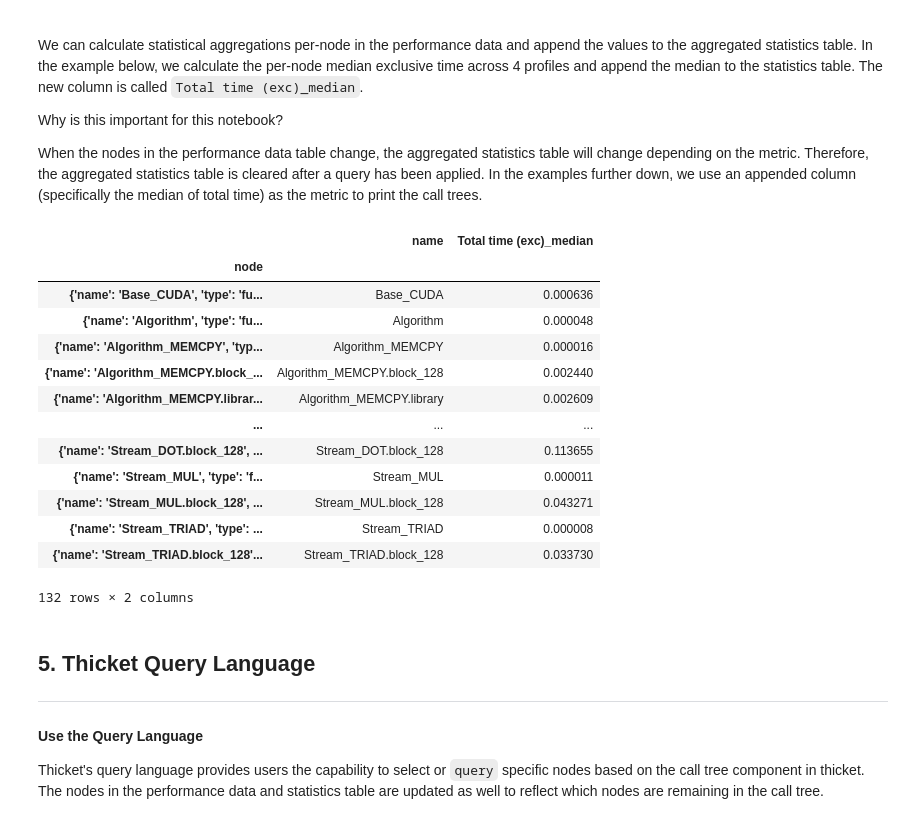
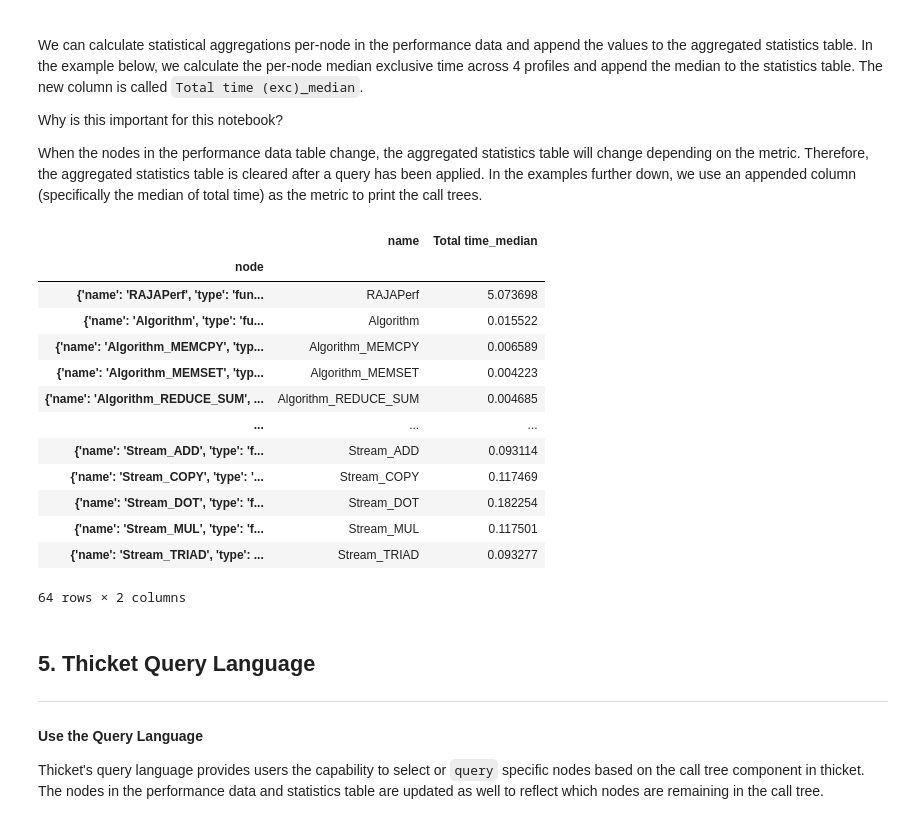
Before and after one commit to LLNL/thicket-tutorial, a Jupyter notebook: notebooks/05_thicket_query_language.ipynb, the cells around one changed output. Saved outputs shown, nothing was run; the diff lists cells and outputs as text; code cells hidden in the pictures.

Commit message:
refactor ql notebook with new rajaperf data

```diff
--- a/notebooks/05_thicket_query_language.ipynb
+++ b/notebooks/05_thicket_query_language.ipynb
@@ -34,6 +34,11 @@ For this notebook, we select profiles generated on Lawrence Livermore National L
 # %%
-lassen1 = [f"../data/lassen/XL_BaseCuda_01048576_0{x}.cali" for x in range(1, 4)]
-lassen2 = [f"../data/lassen/XL_BaseCuda_04194304_01.cali"]
+problem_sizes = ["1048576",
+                 "2097152",
+                 "4194304",
+                 "8388608",
+                ]
+lassen1 = [f"../data/lassen/clang10.0.1_nvcc10.2.89_{x}/Base_CUDA-block_128.cali" for x in problem_sizes]
+lassen2 = [f"../data/lassen/clang10.0.1_nvcc10.2.89_1048576/Base_CUDA-block_256.cali"]
 
 # generate thicket(s)
 th_lassen = tt.Thicket.from_caliperreader(lassen1)
@@ -68,24 +73,24 @@ Why is this important for this notebook?
 
 When the nodes in the performance data table change, the aggregated statistics table will change depending on the metric. Therefore, the aggregated statistics table is cleared after a query has been applied. In the examples further down, we use an appended column (specifically the median of total time) as the metric to print the call trees.
 # %%
-metrics = ["Total time (exc)"]
+metrics = ["Total time"]
 tt.median(th_lassen, columns=metrics)
 th_lassen.statsframe.dataframe
 # %% [output]
-|  | name | Total time (exc)_median |
+|  | name | Total time_median |
 | node |  |  |
-| {'name': 'Base_CUDA', 'type': 'fu... | Base_CUDA | 0.000636 |
-| {'name': 'Algorithm', 'type': 'fu... | Algorithm | 0.000048 |
-| {'name': 'Algorithm_MEMCPY', 'typ... | Algorithm_MEMCPY | 0.000016 |
-| {'name': 'Algorithm_MEMCPY.block_... | Algorithm_MEMCPY.block_128 | 0.002440 |
-| {'name': 'Algorithm_MEMCPY.librar... | Algorithm_MEMCPY.library | 0.002609 |
+| {'name': 'RAJAPerf', 'type': 'fun... | RAJAPerf | 5.073698 |
+| {'name': 'Algorithm', 'type': 'fu... | Algorithm | 0.015522 |
+| {'name': 'Algorithm_MEMCPY', 'typ... | Algorithm_MEMCPY | 0.006589 |
+| {'name': 'Algorithm_MEMSET', 'typ... | Algorithm_MEMSET | 0.004223 |
+| {'name': 'Algorithm_REDUCE_SUM', ... | Algorithm_REDUCE_SUM | 0.004685 |
 | ... | ... | ... |
-| {'name': 'Stream_DOT.block_128', ... | Stream_DOT.block_128 | 0.113655 |
-| {'name': 'Stream_MUL', 'type': 'f... | Stream_MUL | 0.000011 |
-| {'name': 'Stream_MUL.block_128', ... | Stream_MUL.block_128 | 0.043271 |
-| {'name': 'Stream_TRIAD', 'type': ... | Stream_TRIAD | 0.000008 |
-| {'name': 'Stream_TRIAD.block_128'... | Stream_TRIAD.block_128 | 0.033730 |
+| {'name': 'Stream_ADD', 'type': 'f... | Stream_ADD | 0.093114 |
+| {'name': 'Stream_COPY', 'type': '... | Stream_COPY | 0.117469 |
+| {'name': 'Stream_DOT', 'type': 'f... | Stream_DOT | 0.182254 |
+| {'name': 'Stream_MUL', 'type': 'f... | Stream_MUL | 0.117501 |
+| {'name': 'Stream_TRIAD', 'type': ... | Stream_TRIAD | 0.093277 |
-132 rows × 2 columns
+64 rows × 2 columns
 # %% [markdown]
 ## 5. Thicket Query Language
 ***
```
Also changed, not shown: parts of 7 cells of this notebook.
